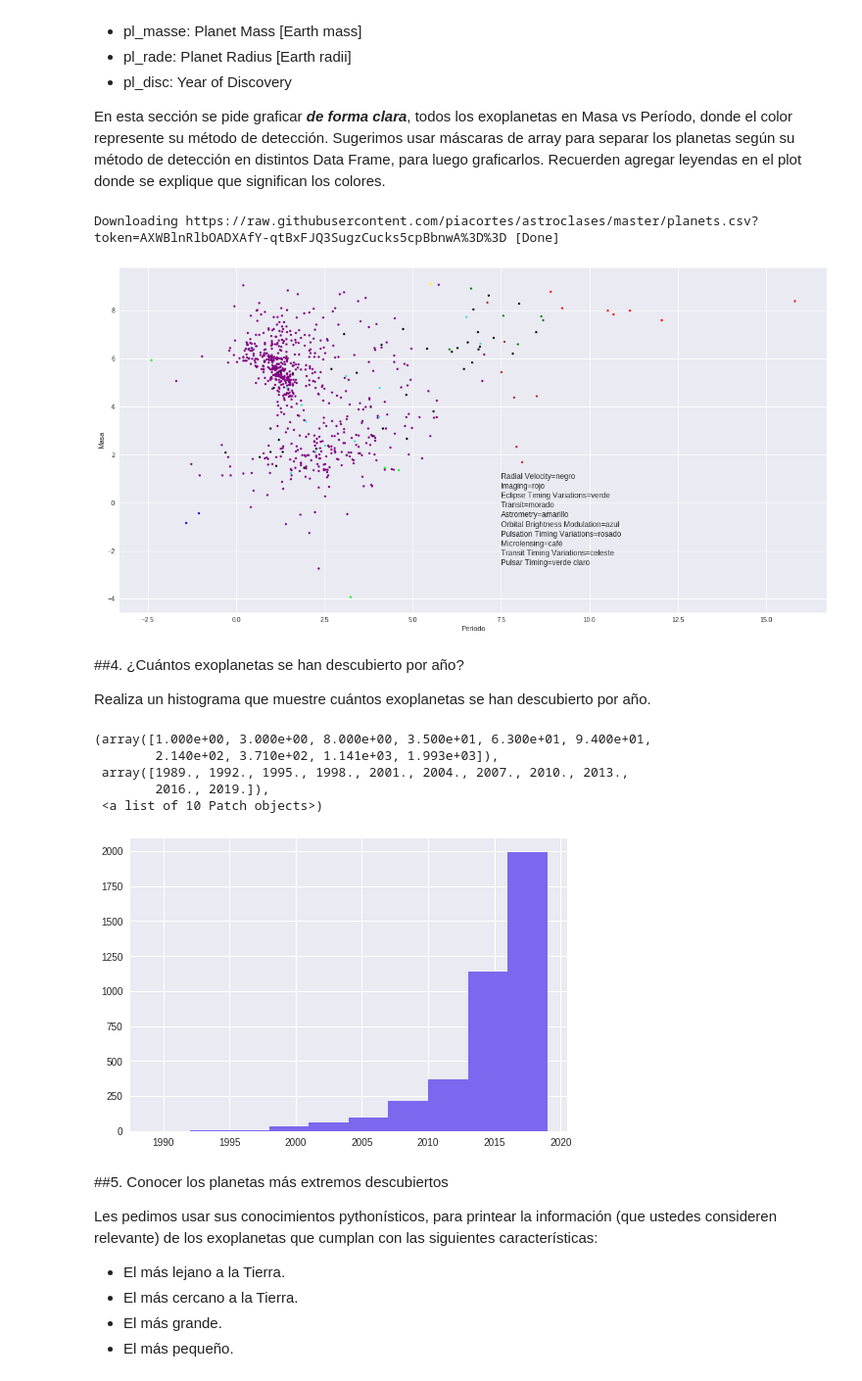
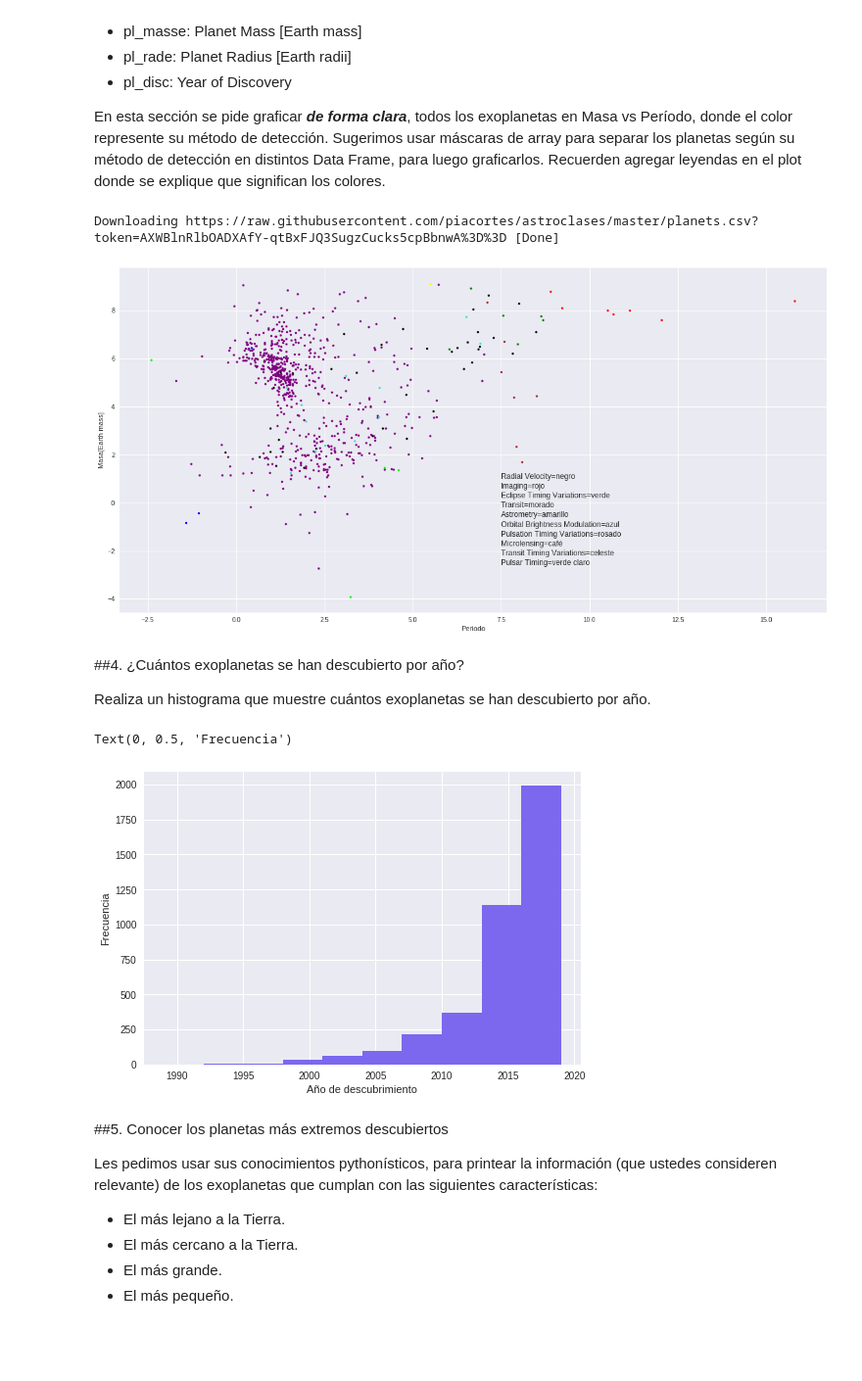
Before and after one commit to scarlett-plaza/minitarea3, a Jupyter notebook: minitarea3.ipynb, the cells around one changed output. Shown at 98% size. Cells and saved outputs as stored; diff of their text form; code cells hidden in the pictures; blank space fills up the shorter version.

```diff
--- a/minitarea3.ipynb
+++ b/minitarea3.ipynb
@@ -287,7 +287,7 @@ for key in Metodos:
         PT=PT+1
 plt.figure(figsize=(20,10))
 plt.xlabel("Periodo")
-plt.ylabel("Masa")
+plt.ylabel("Masa[Earth mass]")
 plt.annotate("Radial Velocity=negro", (7.5,1))
 plt.annotate("Imaging=rojo", (7.5,0.6))
 plt.annotate("Eclipse Timing Variations=verde", (7.5,0.2))
@@ -330,7 +330,7 @@ for key in PulsarTiming:
     plt.plot(np.log(periodo[y]),np.log(masa[y]), ".", color="lime")
 # %% [output]
 Downloading https://raw.githubusercontent.com/piacortes/astroclases/master/planets.csv?token=AXWBlnRlbOADXAfY-qtBxFJQ3SugzCucks5cpBbnwA%3D%3D [Done]
-[figure, old version]
+[figure, new version]
 # %% [markdown]
 ##4. ¿Cuántos exoplanetas se han descubierto por año?
 
@@ -338,14 +338,12 @@ Realiza un histograma que muestre cuántos exoplanetas se han descubierto por a
 # %%
 # Hacer histograma
 descubrimiento=planetas["pl_disc"]
 plt.hist(descubrimiento, color="mediumslateblue")
+plt.xlabel("Año de descubrimiento")
+plt.ylabel("Frecuencia")
 # %% [output]
-(array([1.000e+00, 3.000e+00, 8.000e+00, 3.500e+01, 6.300e+01, 9.400e+01,
-        2.140e+02, 3.710e+02, 1.141e+03, 1.993e+03]),
- array([1989., 1992., 1995., 1998., 2001., 2004., 2007., 2010., 2013.,
-        2016., 2019.]),
- <a list of 10 Patch objects>)
+Text(0, 0.5, 'Frecuencia')
-[figure, old version]
+[figure, new version]
 # %% [markdown]
 ##5. Conocer los planetas más extremos descubiertos
 
```
Also changed, not shown: parts of 1 cell of this notebook.
